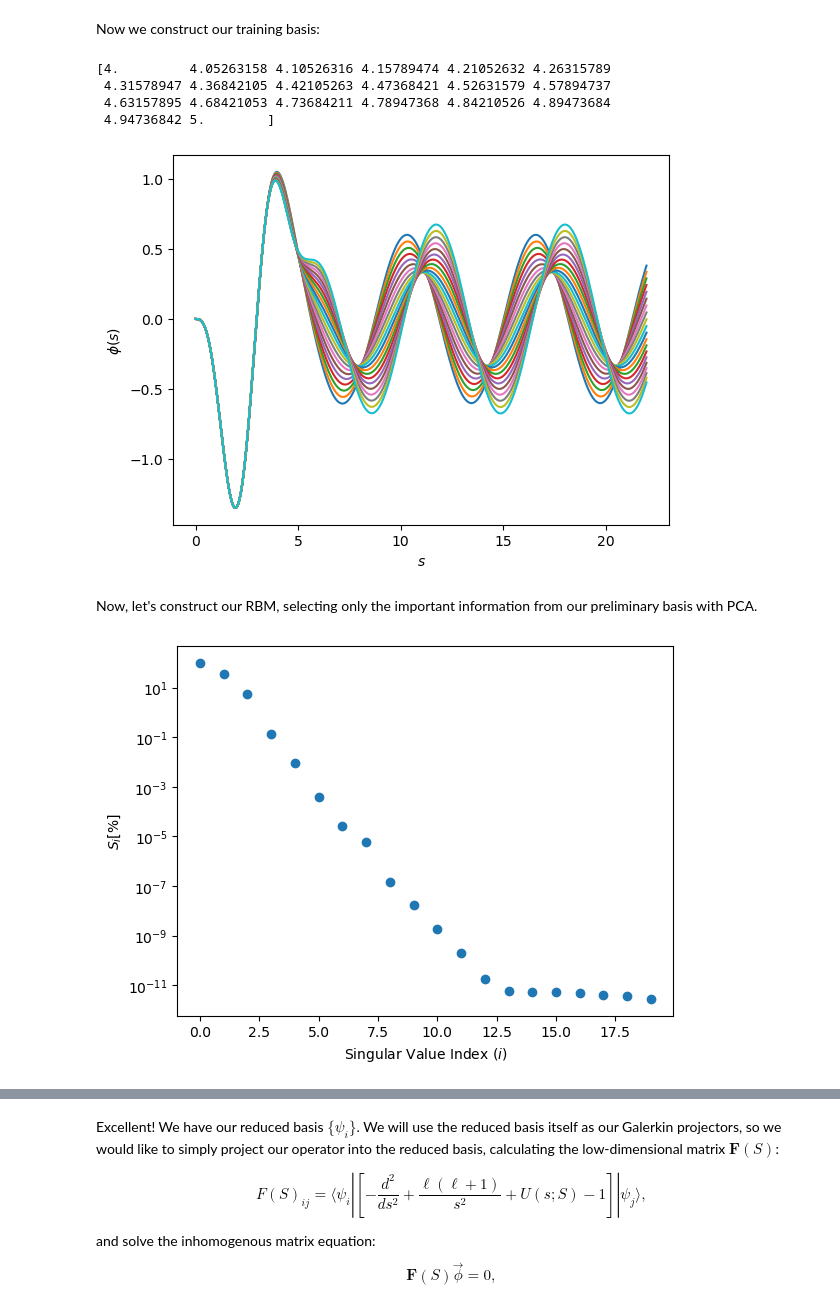
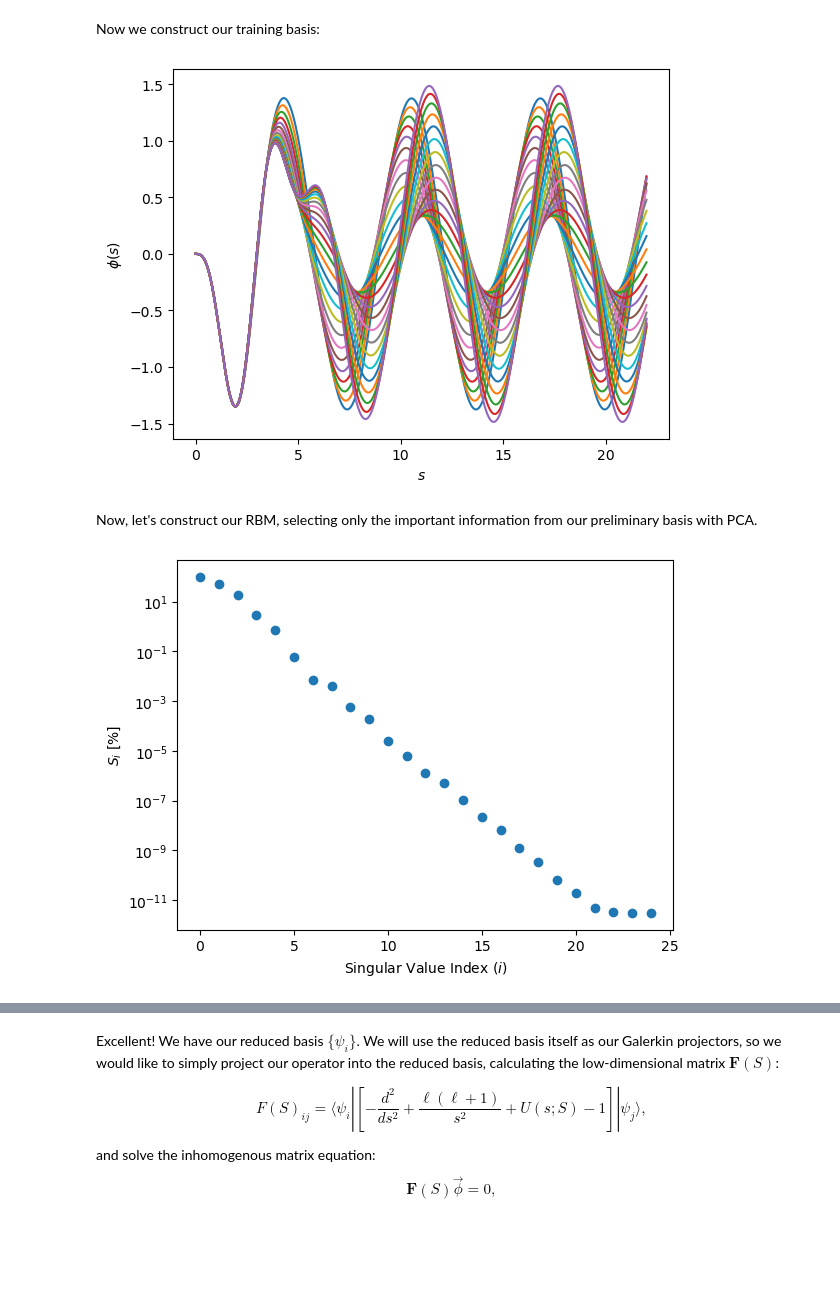
Before and after one commit to ascsn/nuclear-dimensionality-reduction-book, a Jupyter notebook: nuclear-rbm/scattering/eim.ipynb, the cells around one changed output, grey strips where cells are left out. Saved outputs shown, nothing was run; the diff lists cells and outputs as text; code cells hidden in the pictures; blank space fills up the shorter version.

```diff
--- a/nuclear-rbm/scattering/eim.ipynb
+++ b/nuclear-rbm/scattering/eim.ipynb
@@ -61,8 +61,8 @@ a  = 0.5 # fm
 N = 1000
 
 # let's take a physical range
-R_min = 4
-R_max = 5
+R_min = 3
+R_max = 6
 T = np.arange(R_min, R_max, (R_max - R_min)/N)
 #T = generate_rand_log(np.log(R_min), np.log(R_max), N=N)
 # %%
@@ -103,7 +103,7 @@ plt.show()
 # %% [markdown]
 These singular values are dropping nicely; let's take only the first few.
 # %%
-M = 5 # definitely less than N!
+M = 6 # definitely less than N!
 for i in range(M):
     plt.plot(s, U[:,i], label="sing. val. ratio {:1.3f}%".format(100*S[i]/S[0]))
 plt.xlabel(r"$s = r k$")
@@ -243,7 +244,7 @@ Now that we have our affine decomposition for the Woods-Saxon potential, we can
 # %%
 initial_conditions = np.array([0.0, 1.0]) # initial phi(0) and phi'(0) conditions
 
-def solve_se(theta):
+def solve_se(theta, l):
     result = solve_ivp(
         lambda s, phi: np.array([phi[1],
             (woods_saxon_tilde(s, theta) + l*(l+1)/s**2 - 1.0) * phi[0]]),
@@ -254,37 +255,30 @@ def solve_se(theta):
 # %% [markdown]
 Now we construct our training basis:
 # %%
-#We create 10 linearly spaced values of the linear parameters and solve the high fidelity problem 10 times
-n_train_pts = 20
-
+n_train_pts = 25
 
 # Only consider the s-waves
 l = 0
 
 # construct RB training set
 training_set = np.linspace(R_min, R_max, n_train_pts)
-print(training_set)
+
 training_points = np.array([
     (V0, R_train, a) for R_train in  training_set
 ])
 
 # construct RB
 training_solutions = np.array(
-    [solve_se(theta)[1] for theta in training_points]
+    [solve_se(theta, l)[1] for theta in training_points]
 ).T
 
 # add free wave soln to RB, subtract from other basis elements
-phi_0 = solve_se(np.array([0, 0, 0]))[1]
+phi_0 = solve_se( (0, 0, 0), l)[1]
 
 training_solutions_sub = np.zeros_like(training_solutions.T)
 
 for i in range(training_solutions.shape[1]):
     training_solutions_sub[i,:] = training_solutions.T[i,:].copy() - phi_0
-# %% [output]
-[4.         4.05263158 4.10526316 4.15789474 4.21052632 4.26315789
- 4.31578947 4.36842105 4.42105263 4.47368421 4.52631579 4.57894737
- 4.63157895 4.68421053 4.73684211 4.78947368 4.84210526 4.89473684
- 4.94736842 5.        ]
 # %%
 fig, ax = plt.subplots(dpi=100)
 fig.patch.set_facecolor('white')
@@ -295,7 +289,7 @@ for u in training_solutions_sub:
 ax.set_ylabel(r'$\phi(s)$')
 ax.set_xlabel(r'$s$');
 # %% [output]
-[figure, old version]
+[figure, new version]
 # %% [markdown]
 Now, let's construct our RBM, selecting only the important information from our preliminary basis with PCA.
 # %%
@@ -303,12 +297,12 @@ U_rb, S_rb, _ = np.linalg.svd(training_solutions_sub.T, full_matrices=False)
 # %%
 fig, ax = plt.subplots(dpi=100)
 fig.patch.set_facecolor('white')
 
 ax.scatter(np.arange(S_rb.size), S_rb/S_rb[0]*100)
 
 ax.set_yscale('log')
 ax.set_xlabel(r'Singular Value Index ($i$)')
-ax.set_ylabel(r'$S_i [\%]$');
+ax.set_ylabel(r'$S_i $ [%]');
 # %% [output]
-[figure, old version]
+[figure, new version]
 # %%
```
Also changed, not shown: parts of 13 cells of this notebook.
